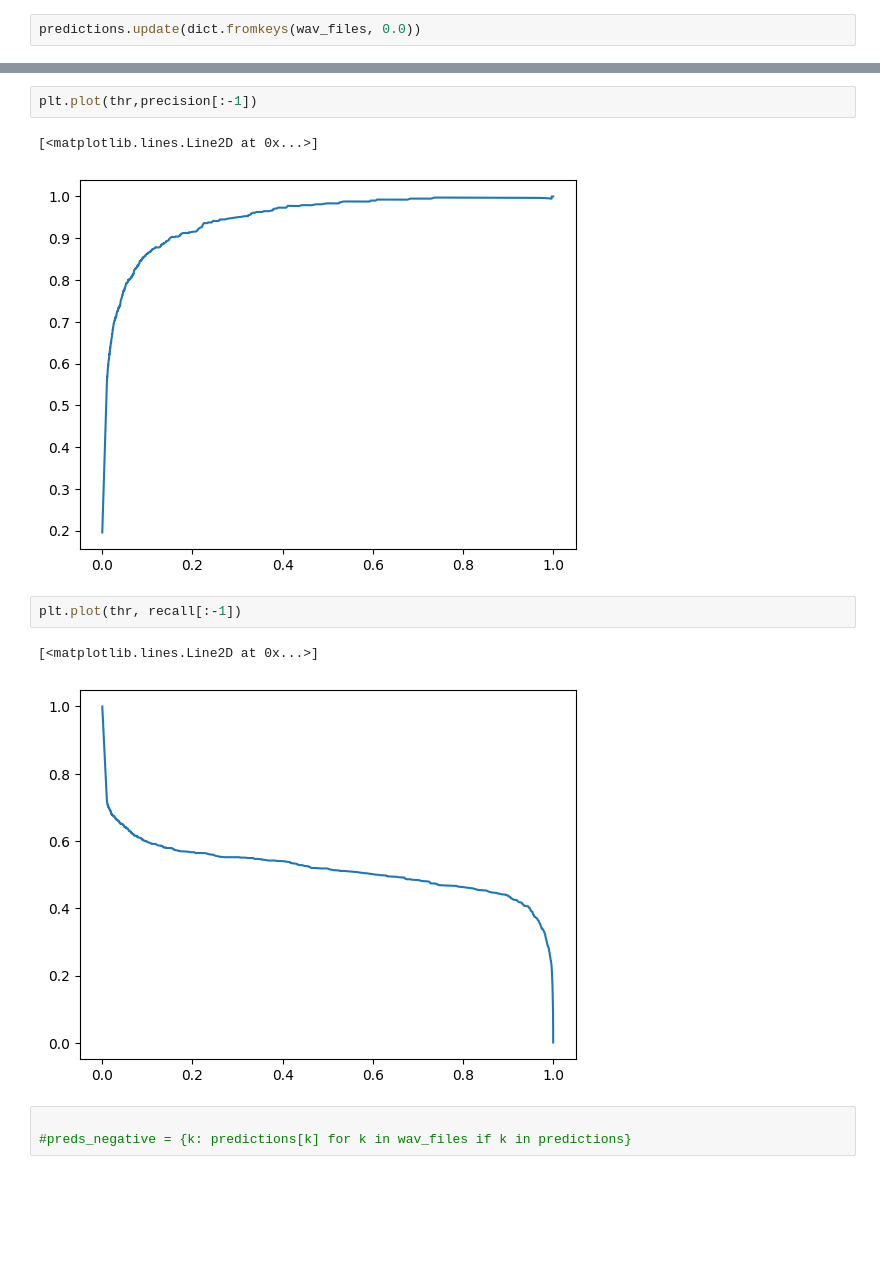
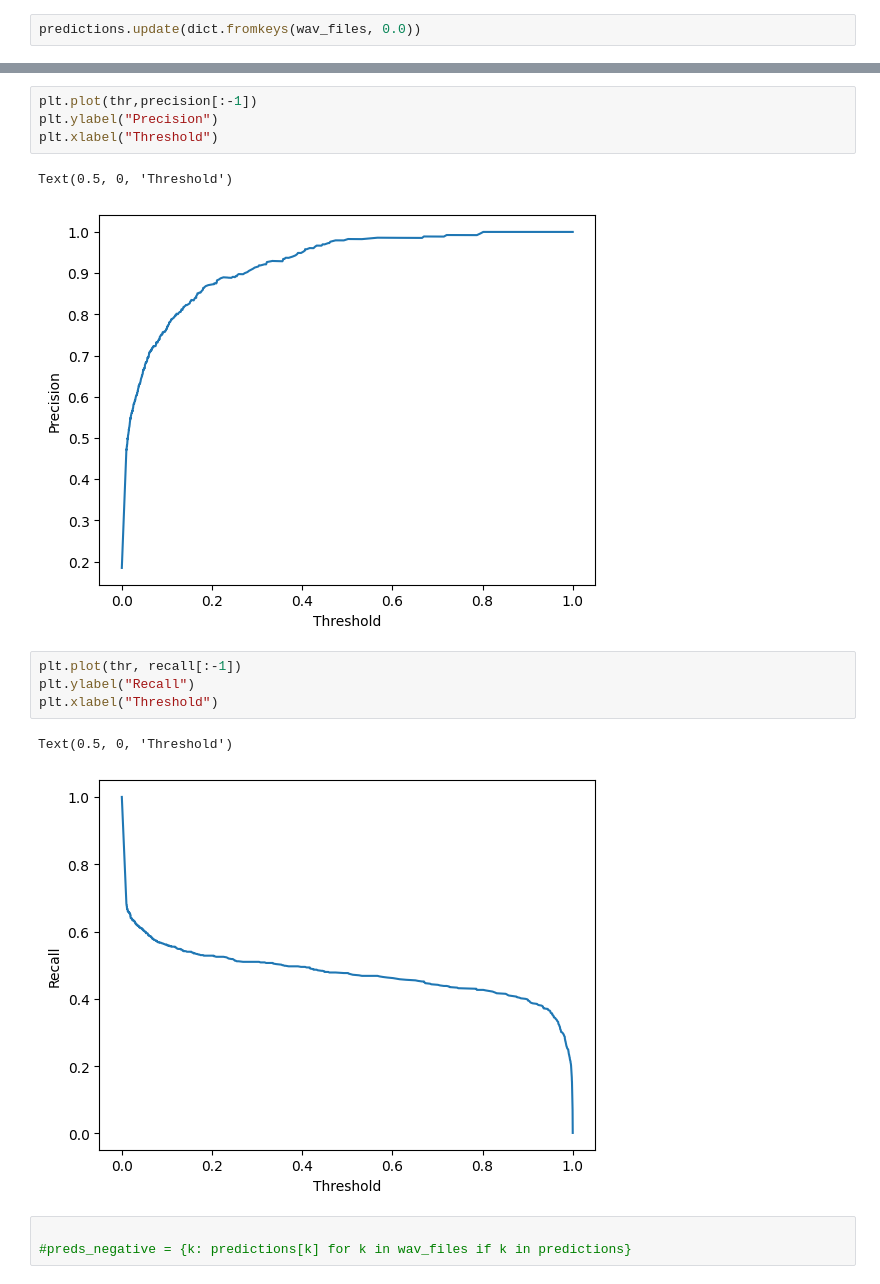
Before and after one commit to hdogan84/insect_cnn, a Jupyter notebook: notebooks/06_BirdNet_Predictions.ipynb, the cells around one changed output, grey strips where cells are left out. Cells and saved outputs as stored; diff of their text form; blank space fills up the shorter version.

```diff
--- a/notebooks/06_BirdNet_Predictions.ipynb
+++ b/notebooks/06_BirdNet_Predictions.ipynb
@@ -98,13 +134,17 @@ plt.show()
 # %%
 plt.plot(thr,precision[:-1])
+plt.ylabel("Precision")
+plt.xlabel("Threshold")
 # %% [output]
-[<matplotlib.lines.Line2D at 0x...>]
+Text(0.5, 0, 'Threshold')
-[figure, old version]
+[figure, new version]
 # %%
 plt.plot(thr, recall[:-1])
+plt.ylabel("Recall")
+plt.xlabel("Threshold")
 # %% [output]
-[<matplotlib.lines.Line2D at 0x...>]
+Text(0.5, 0, 'Threshold')
-[figure, old version]
+[figure, new version]
 # %%
 
 #preds_negative = {k: predictions[k] for k in wav_files if k in predictions}
```
Also changed, not shown: parts of 5 cells of this notebook, 5 other files.
